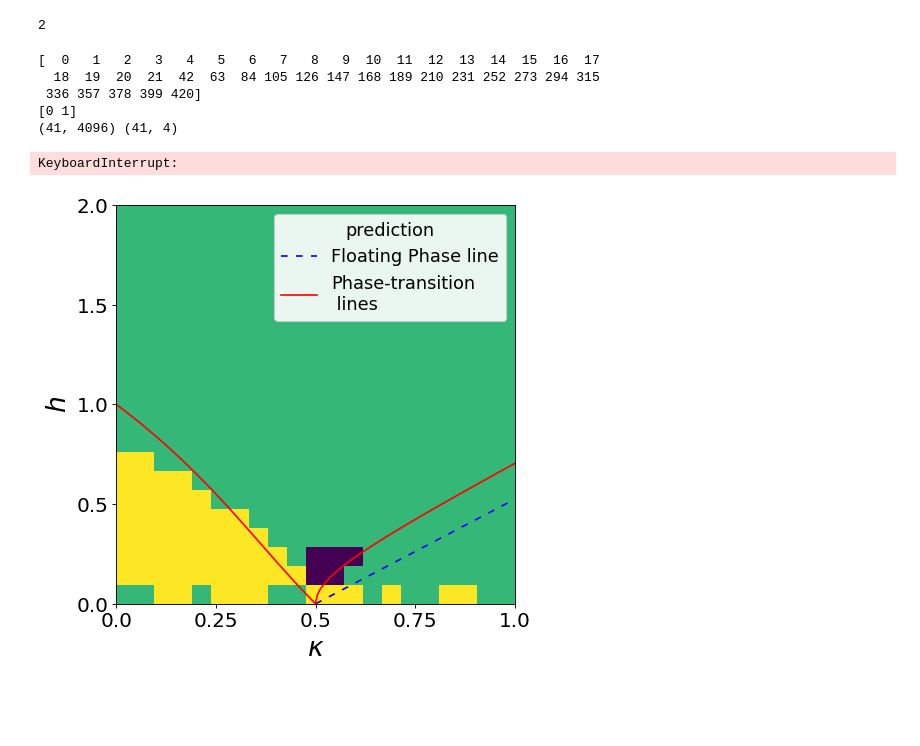
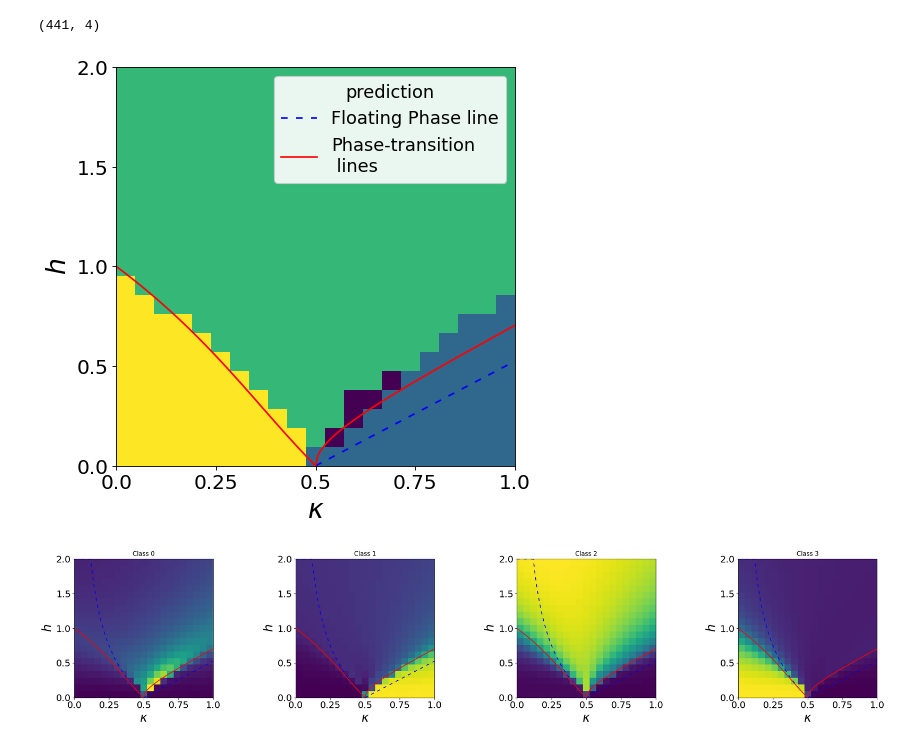
Before and after one commit to SaverioMonaco/ANNNI2, a Jupyter notebook: notebooks/test.ipynb, the cells around one changed output. Saved outputs shown, nothing was run; the diff lists cells and outputs as text; code cells hidden in the pictures; blank space fills up the shorter version.

```diff
--- a/notebooks/test.ipynb
+++ b/notebooks/test.ipynb
@@ -350,19 +5,10 @@ class mps:
 # %%
-TT = mps(gpu=True)
+TT = ANNNI.mps(gpu=True)
-# %%
-TT.labels3[420]
-# %% [output]
-2
 # %%
-TT.train3()
+TT.train3(epochs=500)
-# %% [output]
-[  0   1   2   3   4   5   6   7   8   9  10  11  12  13  14  15  16  17
-  18  19  20  21  42  63  84 105 126 147 168 189 210 231 252 273 294 315
- 336 357 378 399 420]
-[0 1]
-(41, 4096) (41, 4)
-KeyboardInterrupt:
 # %%
-TT.predict(plot=True)
+TT.predict(plot=True, eachclass=True)
 # %% [output]
+(441, 4)
-[figure, old version]
+[figure, new version]
+[figure, added]
```
Also changed, not shown: parts of 5 cells of this notebook, 2 other files.
